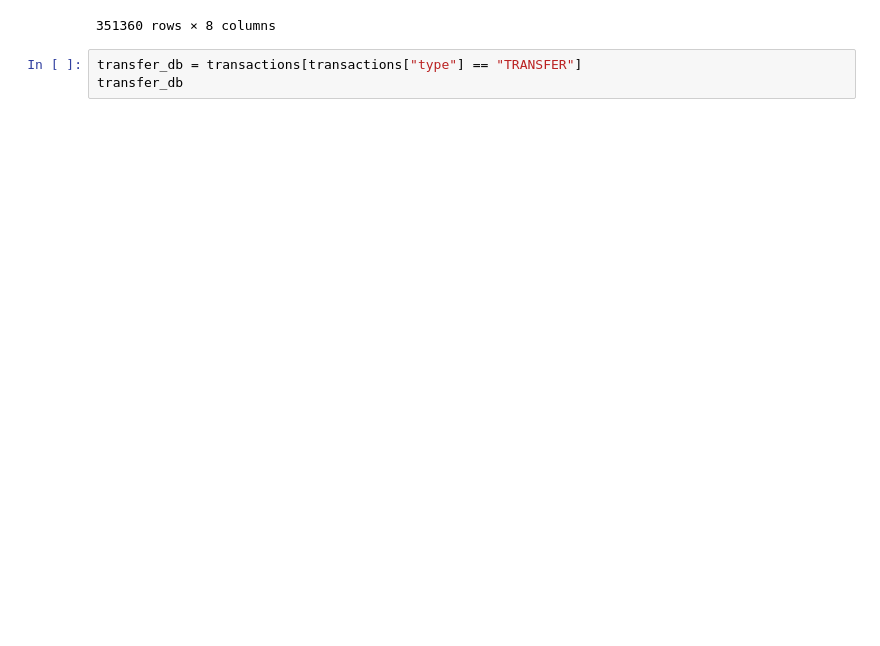
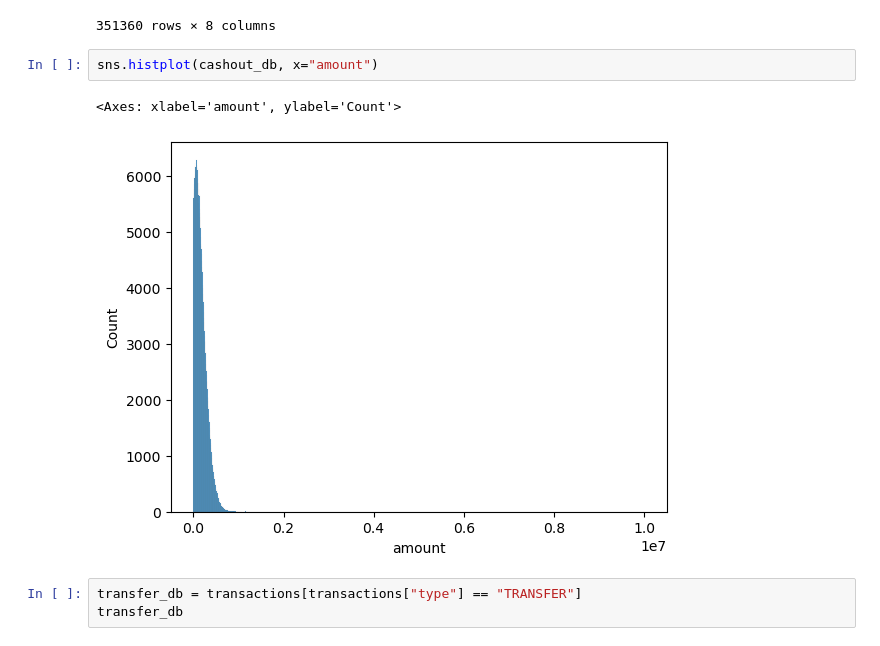
Before and after one commit to hcompere/Financial-Fraud-Detection, a Jupyter notebook: notebooks/eda.ipynb, the cells around one changed output. Saved outputs shown, nothing was run; the diff lists cells and outputs as text; blank space fills up the shorter version.

```diff
--- a/notebooks/eda.ipynb
+++ b/notebooks/eda.ipynb
@@ -161,6 +166,11 @@ cashout_db
 | 999998 | CASH_OUT | 163810.52 | 0.00 | 0.0 | 357850.15 | 521660.67 | 0 | ... |
 | 999999 | CASH_OUT | 51379.41 | 45503.43 | 0.0 | 202760.18 | 254139.59 | 0 | ... |
 351360 rows × 8 columns
+# %%
+sns.histplot(cashout_db, x="amount")
+# %% [output]
+<Axes: xlabel='amount', ylabel='Count'>
+[figure, added]
 # %%
 transfer_db = transactions[transactions["type"] == "TRANSFER"]
 transfer_db
```
Also changed, not shown: parts of 7 cells of this notebook.
